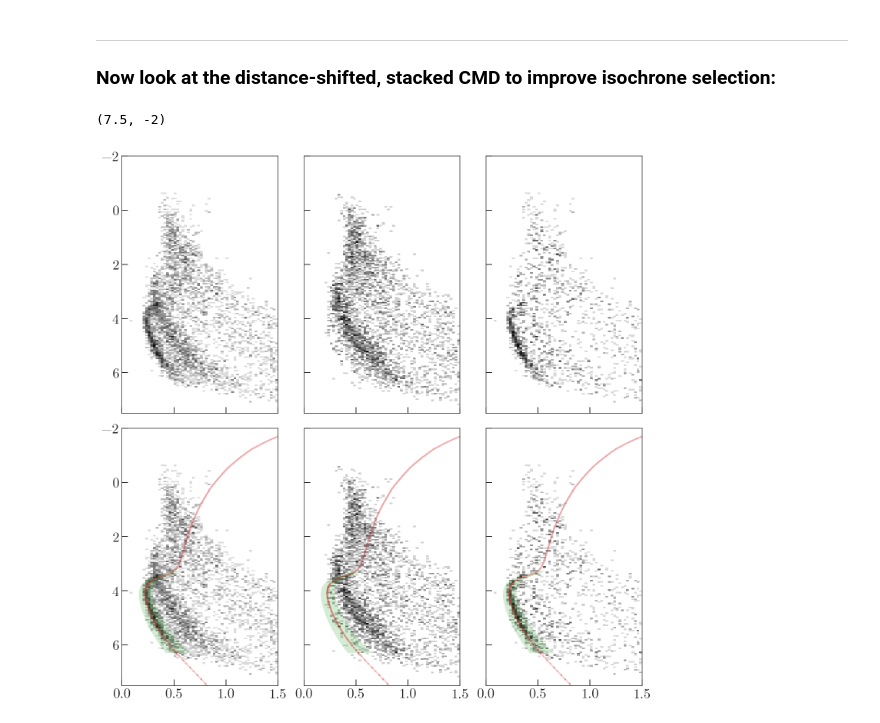
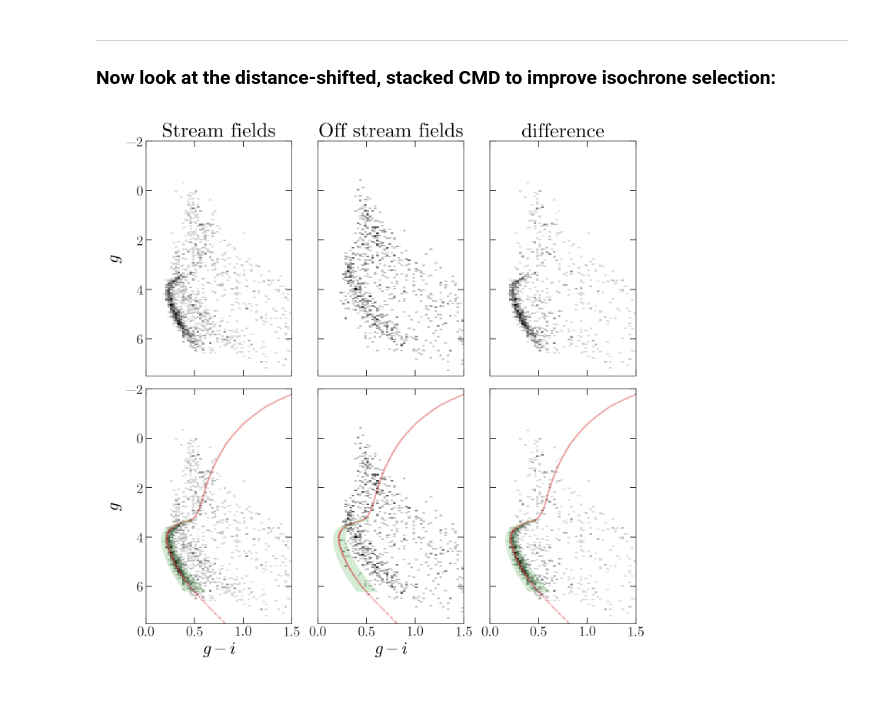
Before and after one commit to adrn/GD1-DR2, a Jupyter notebook: notebooks/Better-selection.ipynb, the cells around one changed output. Drawn from its saved outputs; the diff is of its cells as text; code cells hidden in the pictures.

```diff
--- a/notebooks/Better-selection.ipynb
+++ b/notebooks/Better-selection.ipynb
@@ -23,7 +24,7 @@ pot = gp.load('../output/mwpot.yml')
 g = GaiaData('../data/gd1-master.fits')
 c = g.get_skycoord(distance=False)
 # %%
-iso = Table.read('/Users/adrian/data/Isochrones/MIST/FeH_-1.8_iso.fits')
+iso = Table.read('/Users/adrian/data/Isochrones/MIST/FeH_-1.6_iso.fits')
 # iso = Table.read('../data/mist_12.0_-1.35.cmd', format='ascii.commented_header', header_start=12)
 # iso = Table.read('../data/mist_12.6_-1.80.cmd', format='ascii.commented_header', header_start=12)
 phasecut = (iso['phase']>=0) & (iso['phase']<3)
@@ -196,5 +262,9 @@ all_cmd_mask.sum()
 # %%
-ctl_mask = (c_gd1.phi2 > 2*u.deg) | (c_gd1.phi2 < -5.5*u.deg)
-gd1_mask = (c_gd1.phi2 < 2*u.deg) & (c_gd1.phi2 > -5.5*u.deg)
+# ctl_mask = (c_gd1.phi2 > 2*u.deg) | (c_gd1.phi2 < -5.5*u.deg)
+# gd1_mask = (c_gd1.phi2 < 2*u.deg) & (c_gd1.phi2 > -5.5*u.deg)
+_points = np.stack((phi1.value, c_gd1.phi2.value)).T
+gd1_mask = gd1_phi_path.contains_points(_points)
+ctl_mask = (ctl_phi_path[0].contains_points(_points) |
+            ctl_phi_path[1].contains_points(_points))
 ctl_mask.sum(), gd1_mask.sum()
 # %% [output]
@@ -276,0 +349,7 @@ fig.tight_layout()
+# %%
+gig_bins2 = (np.linspace(-1, 1, 64),
+             np.linspace(15, 21, 64))
+
+bin_size2 = 10
+phi1_bins2 = np.arange(-100, 20+1e-3, bin_size2) * u.deg
+len(phi1_bins2) - 1
@@ -357,37 +511,47 @@ H2, xe, ye = np.histogram2d(points_gi[_mask, 0],
 for ax in axes[:, 0]:
     ax.pcolormesh(xe, ye, H1.T, cmap='Greys',
                   norm=mpl.colors.LogNorm())
+    ax.set_ylabel('$g$')
 
 for ax in axes[:, 1]:
     ax.pcolormesh(xe, ye, H2.T, cmap='Greys',
                   norm=mpl.colors.LogNorm())
 
 for ax in axes[:, 2]:
     ax.pcolormesh(xe, ye, (H1 - H2).T, cmap='Greys',
                   norm=mpl.colors.LogNorm())
+
+axes[0, 0].set_title('Stream fields')
+axes[0, 1].set_title('Off stream fields')
+axes[0, 2].set_title('difference')
+
+for i in range(2):
+    axes[1, i].set_xlabel('$g - i$')
 
 for ax in axes[1]:
     ax.plot(iso['ps1_g'] - iso['ps1_i'],
             iso['ps1_g'],
             color='tab:red', alpha=0.2, lw=2)
 
     # main sequence + rgb mask
     # g-i vs g
     i_gi = iso['ps1_g']-iso['ps1_i']
     i_g = iso['ps1_g'] + 15.
     gi_left = i_gi - 0.4*(i_g/28)**5
     gi_right = i_gi + 0.5*(i_g/28)**5
 
     poly = np.hstack([np.array([gi_left, i_g]), np.array([gi_right[::-1], i_g[::-1]])]).T
     ind = (poly[:,1] < 21.3) & (poly[:,1] > (3.25+15))
     poly_main_gi = poly[ind]
     poly_main_gi[:, 1] = poly_main_gi[:, 1] - 15
     poly = mpl.patches.Polygon(poly_main_gi, facecolor='tab:green',
                                linewidth=0, alpha=0.2)
     ax.add_patch(poly)
 
 ax.set_xlim(0, 1.5)
 ax.set_ylim(7.5, -2)
+
+fig.tight_layout()
+# fig.savefig('../plots/shifted-cmd.png', dpi=250)
 # %% [output]
-(7.5, -2)
-[figure, old version]
+[figure, new version]
```
Also changed, not shown: parts of 22 cells of this notebook.
